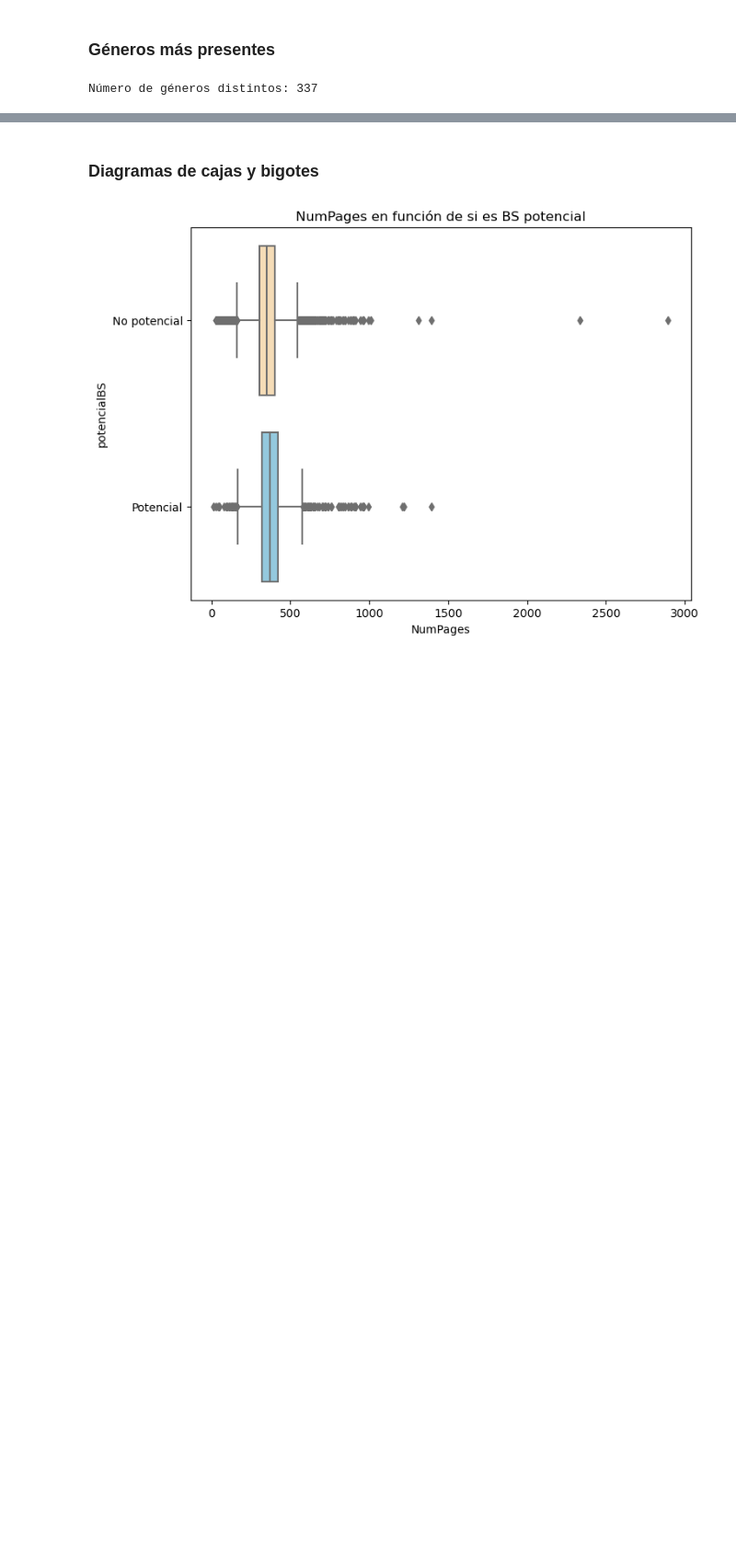
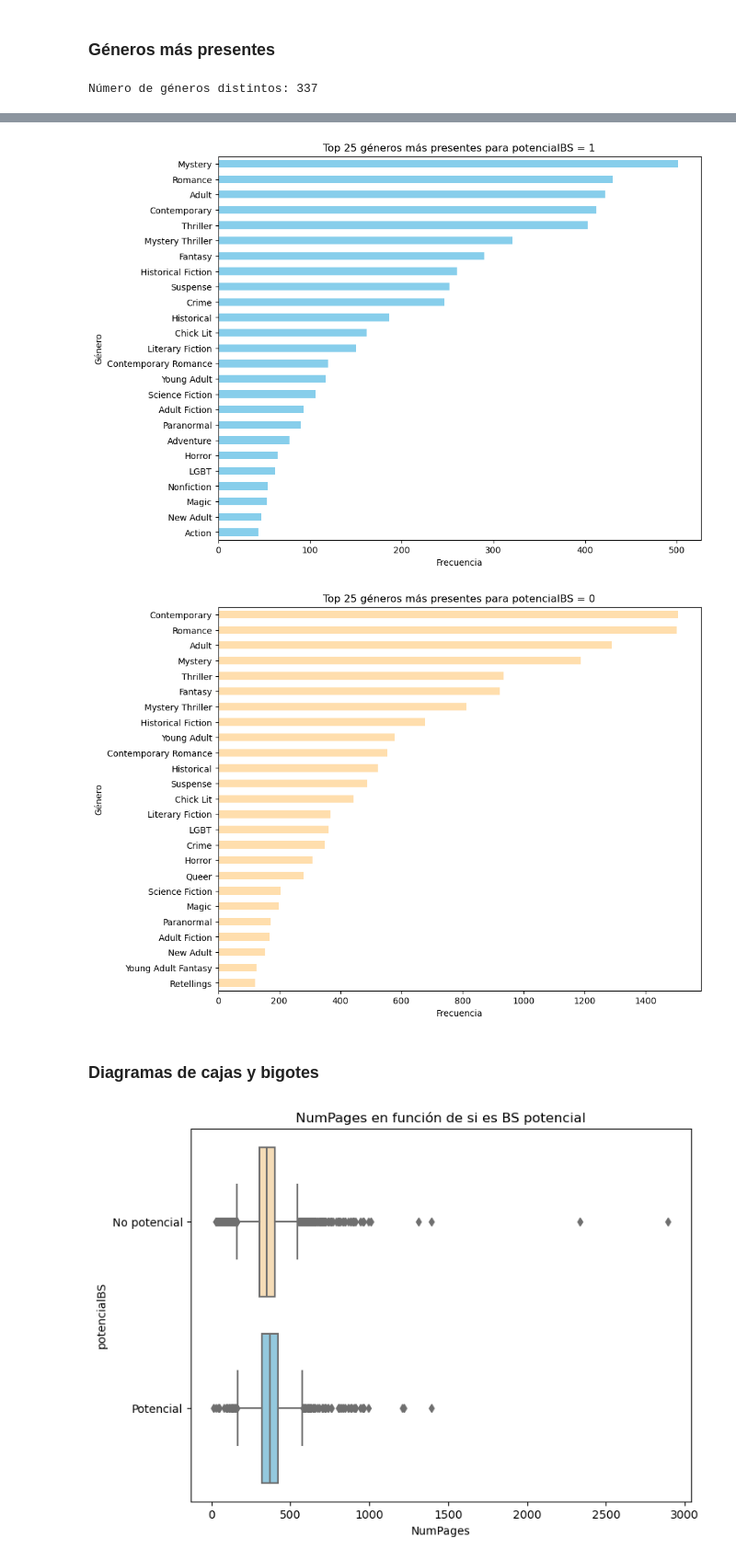
Before and after one commit to MMCCJJ/NOVELLA, a Jupyter notebook: src/exploracion/exploracion.ipynb, the cells around one changed output, grey strips where cells are left out. Shown at 92% size. Drawn from its saved outputs; the diff is of its cells as text; code cells hidden in the pictures; blank space fills up the shorter version.

```diff
--- a/src/exploracion/exploracion.ipynb
+++ b/src/exploracion/exploracion.ipynb
@@ -119,3 +120,33 @@ plt.show()
+# %%
+df_potential_1 = df[df['potencialBS'] == 1]
+df_potential_0 = df[df['potencialBS'] == 0]
+
+# Contamos la frecuencia de cada género para potencialBS = 1
+generosPotencial = pd.Series([genre for sublist in df_potential_1['GenresList'] for genre in sublist]).value_counts()[2:].head(25)
+
+# Contamos la frecuencia de cada género para potencialBS = 0
+genre_counts_0 = pd.Series([genre for sublist in df_potential_0['GenresList'] for genre in sublist]).value_counts()[2:].head(25)
+
+# Gráfico para potencialBS = 1
+plt.figure(figsize=(10, 8))
+generosPotencial.plot(kind='barh', color="SkyBlue")
+plt.title('Top 25 géneros más presentes para potencialBS = 1')
+plt.xlabel('Frecuencia')
+plt.ylabel('Género')
+plt.gca().invert_yaxis()
+plt.show()
+
+# Gráfico para potencialBS = 0
+plt.figure(figsize=(10, 8))
+genre_counts_0.plot(kind='barh', color="NavajoWhite" )
+plt.title('Top 25 géneros más presentes para potencialBS = 0')
+plt.xlabel('Frecuencia')
+plt.ylabel('Género')
+plt.gca().invert_yaxis()
+plt.show()
+# %% [output]
+[figure, added]
+[figure, added]
 # %% [markdown]
 ### Diagramas de cajas y bigotes
 # %%
```
Also changed, not shown: parts of 2 cells of this notebook.
